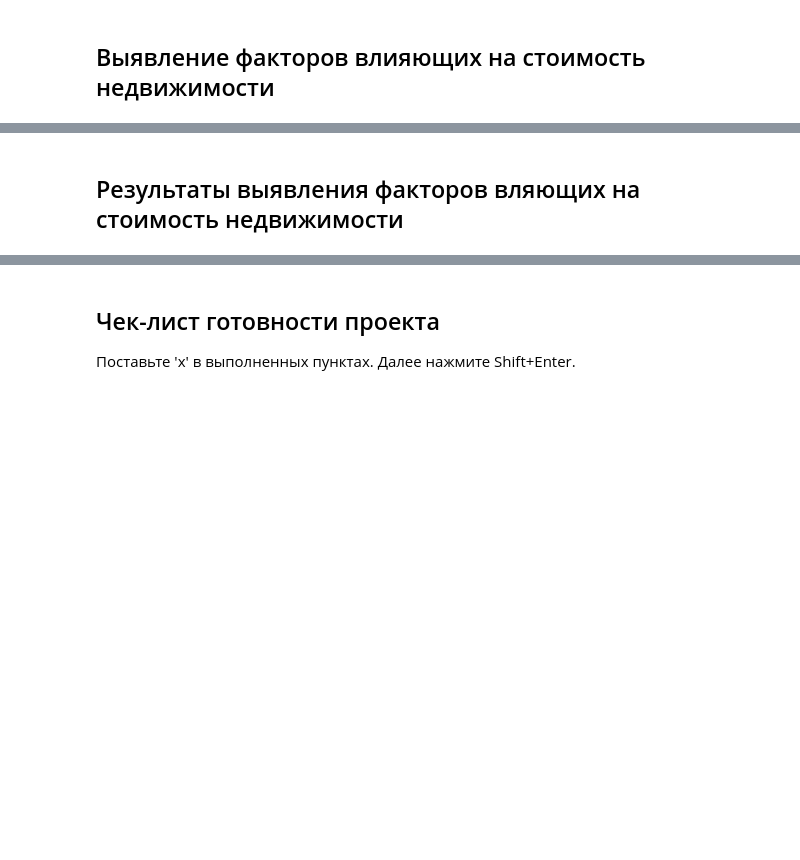
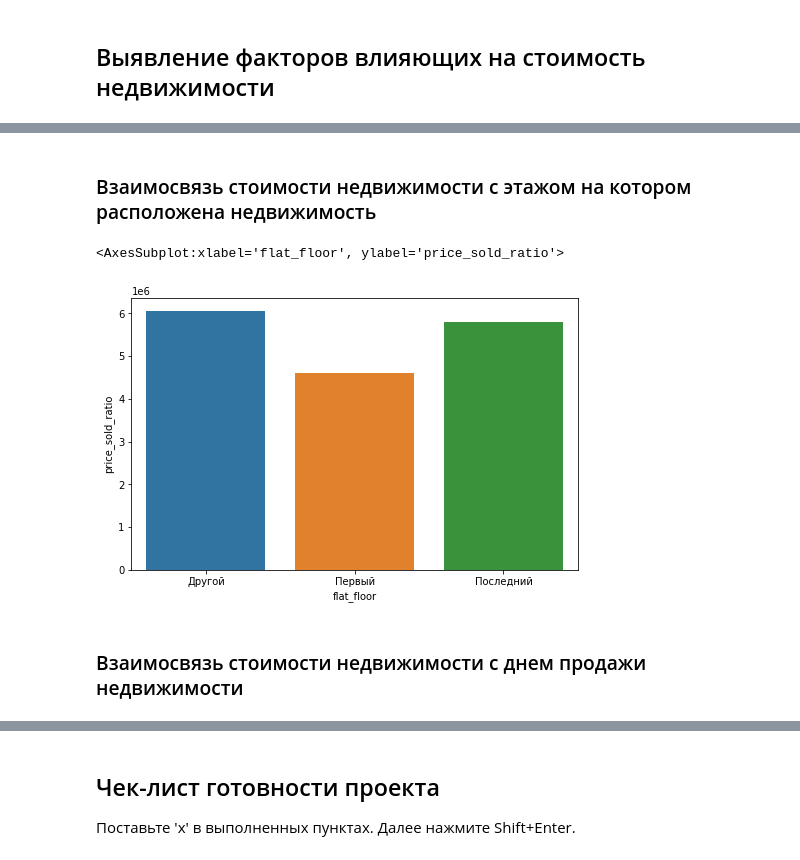
Before and after one commit to parabatareek/DataAnalyst, a Jupyter notebook: Projects/Project 4 - Исследование объявлений о продаже квартир/Project 4 - Исследование объявлений о продаже квартир.ipynb, the cells around one changed output, grey strips where cells are left out. Saved outputs shown, nothing was run; the diff lists cells and outputs as text; code cells hidden in the pictures; blank space fills up the shorter version.

Commit message:
Project 4: + Исследовательский анализ данных  * без анализа стоимости недвижимости в центре

```diff
--- a/Projects/Project 4 - Исследование объявлений о продаже квартир/Project 4 - Исследование объявлений о продаже квартир.ipynb
+++ b/Projects/Project 4 - Исследование объявлений о продаже квартир/Project 4 - Исследование объявлений о продаже квартир.ipynb
@@ -559,7 +597,9 @@ print(data['days_exposition'].describe())
 ## Выявление факторов влияющих на стоимость недвижимости ##
 # %%
 data_view = data.query('(total_area <= 450) '
-                       'and (10**6 <= last_price <= 15**6) '
+                       'and (10**6 <= last_price <= 20**6) '
                        'and (rooms < 11) '
-                       'and (2.5 <= ceiling_height <= 5)')
+                       'and (2.5 <= ceiling_height <= 5)'
+                       'and days_exposition != 0')
+data_view.shape
 # %% [output]
@@ -588,2 +619,18 @@ sns.heatmap(data=data.corr(),
-# %% [markdown]
-## Результаты выявления факторов вляющих на стоимость недвижимости ##
+# %% [markdown]
+<a id='research_price_corr_floor'></a>
+### Взаимосвязь стоимости недвижимости c этажом на котором расположена недвижимость ###
+# %%
+floor_price_pivot = data_view.pivot_table(index='flat_floor', values='last_price', aggfunc=['sum','count'])
+floor_price_pivot.columns = ['sum_last_price', 'count']
+floor_price_pivot['price_sold_ratio'] = floor_price_pivot['sum_last_price'] / floor_price_pivot['count']
+# %%
+fig, ax = plt.subplots(figsize=(8, 5))
+sns.barplot(x=floor_price_pivot.index,
+            y=floor_price_pivot['price_sold_ratio'],
+            ax=ax)
+# %% [output]
+<AxesSubplot:xlabel='flat_floor', ylabel='price_sold_ratio'>
+[figure, added]
+# %% [markdown]
+<a id='research_price_corr_weekday'></a>
+### Взаимосвязь стоимости недвижимости c днем продажи недвижимости ###
```
Also changed, not shown: parts of 35 cells of this notebook, 2 other files.
